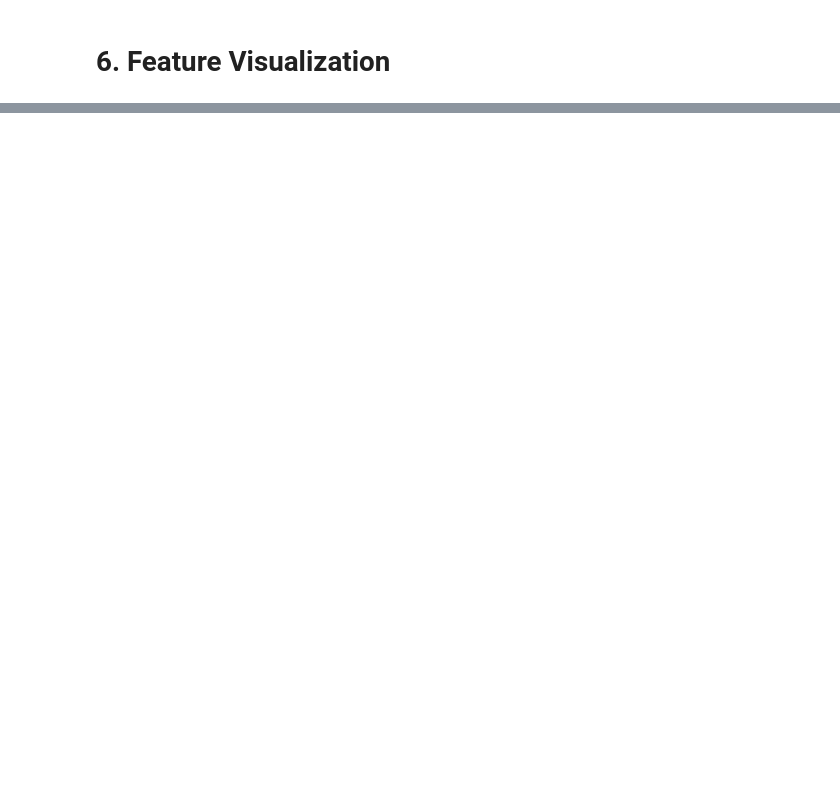
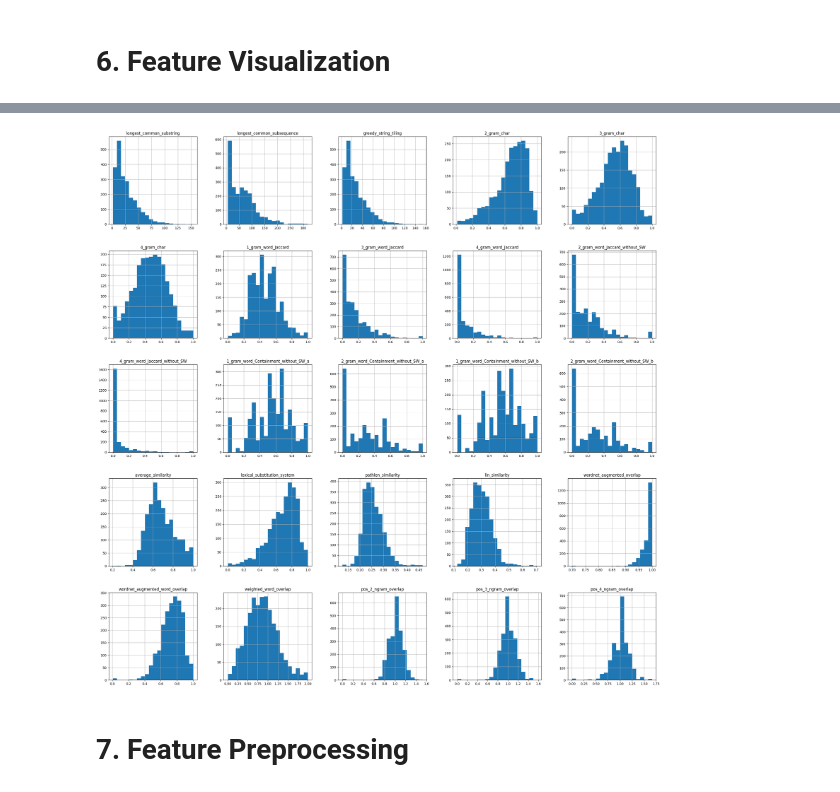
Before and after one commit to JoanK11/MAI-IHLT-Introduction_to_Human_Language_Technology, a Jupyter notebook: feature_extraction.ipynb, the cells around one changed output, grey strips where cells are left out. Cells and saved outputs as stored; diff of their text form; code cells hidden in the pictures; blank space fills up the shorter version.

```diff
--- a/feature_extraction.ipynb
+++ b/feature_extraction.ipynb
@@ -294,0 +289,6 @@ features_train.head()
+# %%
+_=features_train.hist(bins=20,figsize=(30,30))
+# %% [output]
+[figure, added]
+# %% [markdown]
+# **7. Feature Preprocessing**
```
Also changed, not shown: parts of 23 cells of this notebook, 4 other files.
